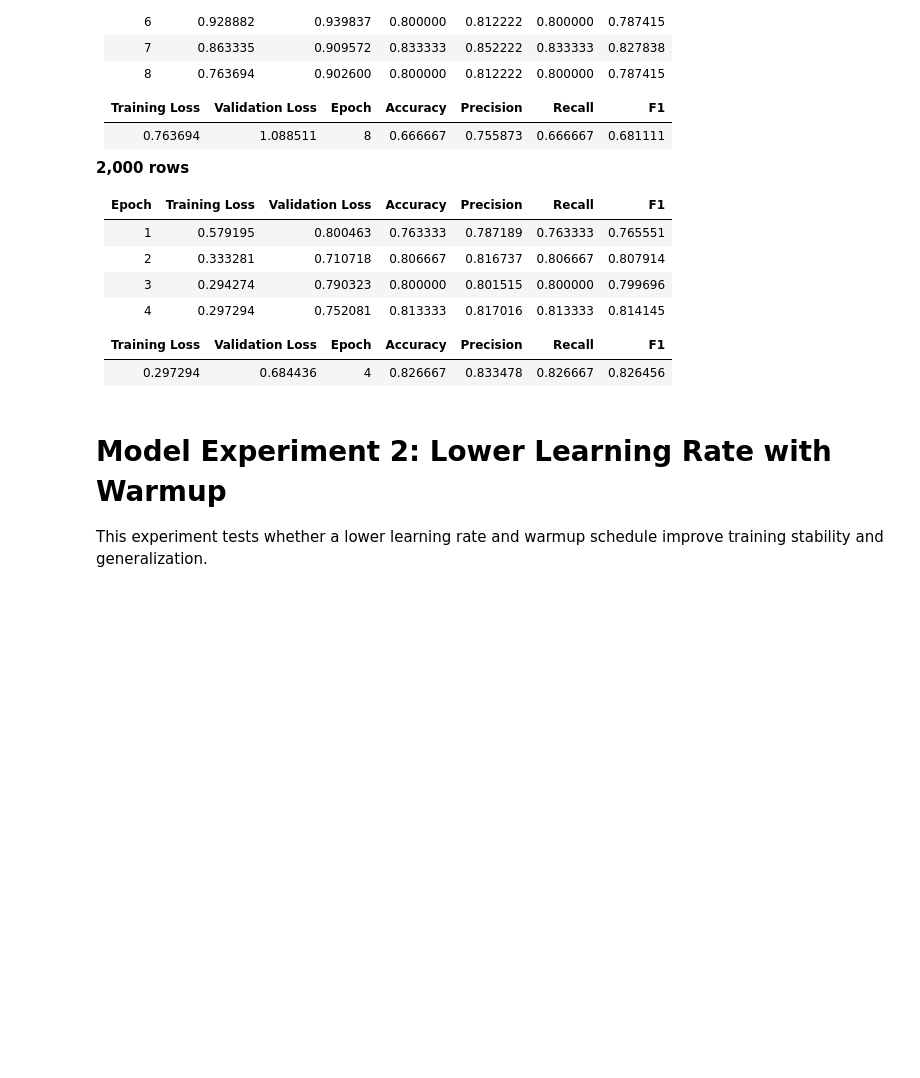
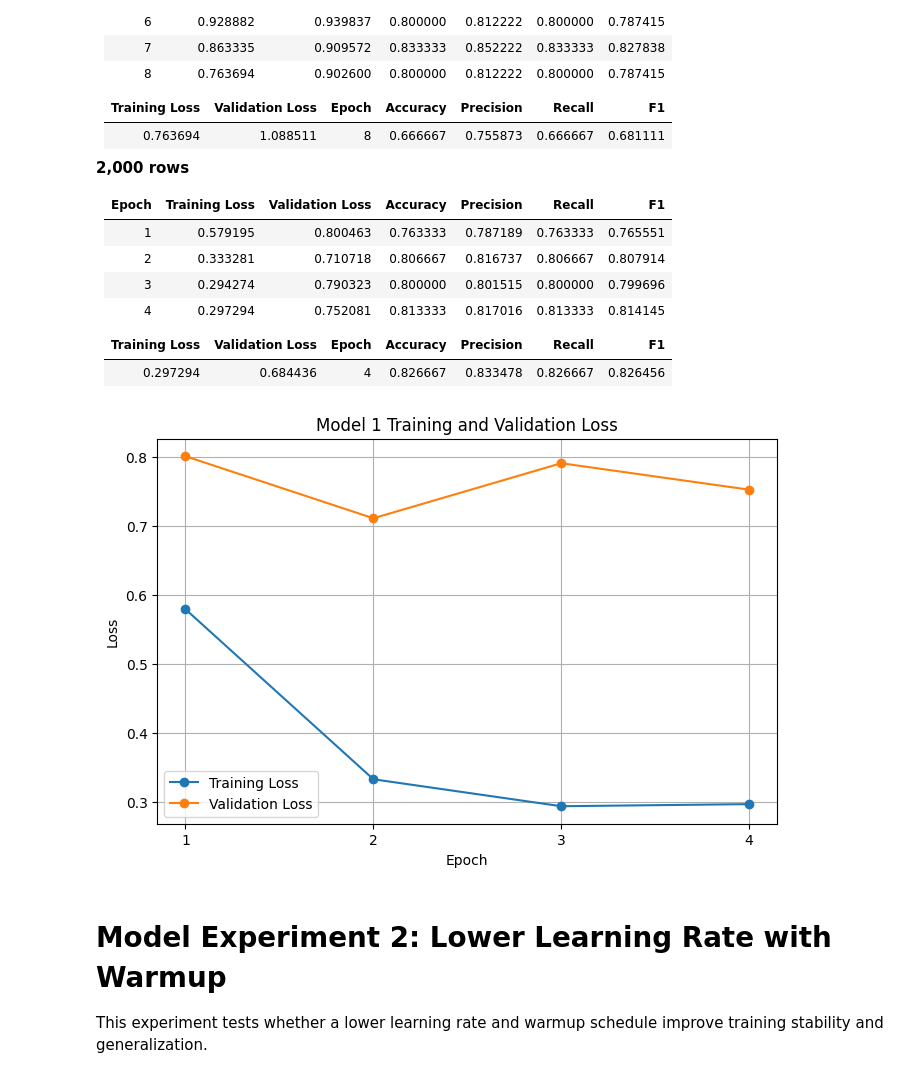
Before and after one commit to nhuante/oc-restaurant-vibe-classifier, a Jupyter notebook: notebooks/02_preprocessing_and_training_documented.ipynb, the cells around one changed output. Cells and saved outputs as stored; diff of their text form; code cells hidden in the pictures; blank space fills up the shorter version.

```diff
--- a/notebooks/02_preprocessing_and_training_documented.ipynb
+++ b/notebooks/02_preprocessing_and_training_documented.ipynb
@@ -474,6 +474,35 @@ This markdown cell records the training and validation results for Experiment 1.
 | Training Loss | Validation Loss | Epoch | Accuracy | Precision | Recall | F1 |
 |---|---:|---:|---:|---:|---:|---:|
 |0.297294	|0.684436|	4	|0.826667|	0.833478|	0.826667|	0.826456|
+# %%
+import matplotlib.pyplot as plt
+
+# Model 1 metrics
+epochs = [1, 2, 3, 4]
+
+training_loss = [0.579195, 0.333281, 0.294274, 0.297294]
+validation_loss = [0.800463, 0.710718, 0.790323, 0.752081]
+
+# Create figure
+plt.figure(figsize=(8,5))
+
+plt.plot(epochs, training_loss, marker='o', label='Training Loss')
+plt.plot(epochs, validation_loss, marker='o', label='Validation Loss')
+
+plt.xlabel("Epoch")
+plt.ylabel("Loss")
+plt.title("Model 1 Training and Validation Loss")
+plt.xticks(epochs)
+s
+plt.legend()
+plt.grid(True)
+
+# Save figure
+plt.savefig("../results/model1_training_curves.png", bbox_inches="tight")
+
+plt.show()
+# %% [output]
+[figure, added]
 # %% [markdown]
 # Model Experiment 2: Lower Learning Rate with Warmup
 
```
Also changed, not shown: 9 other files.
